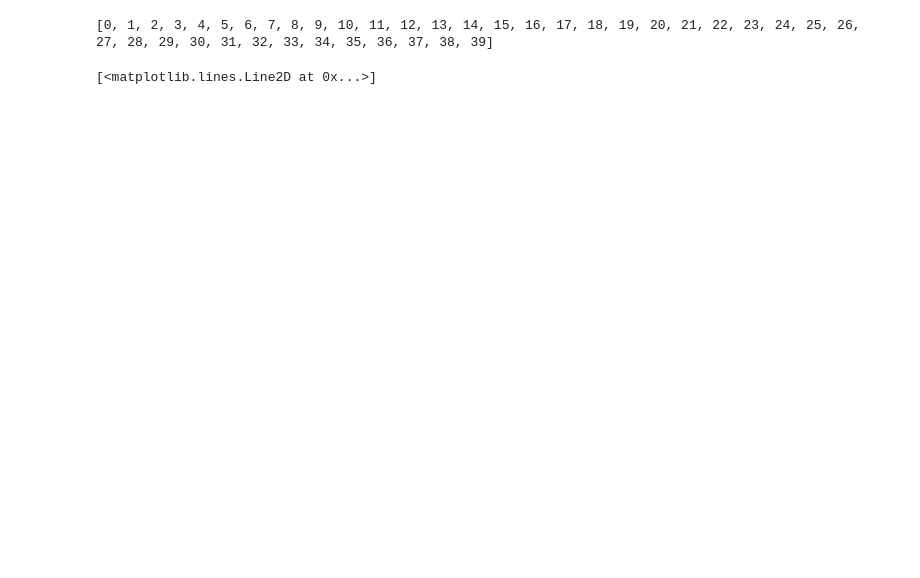
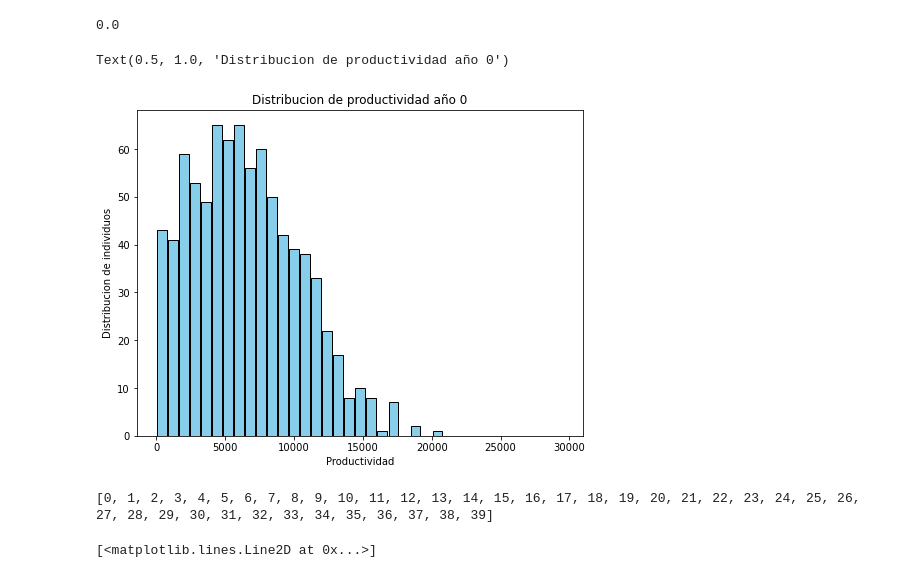
Before and after one commit to aybautistas/Econofisica, a Jupyter notebook: Proyecto.ipynb, the cells around one changed output. Saved outputs shown, nothing was run; the diff lists cells and outputs as text; code cells hidden in the pictures; blank space fills up the shorter version.

```diff
--- a/Proyecto.ipynb
+++ b/Proyecto.ipynb
@@ -294,0 +328,4 @@ IndexError: pop index out of range
+# %%
+print(poblacion[50].WorkIncome[5])
+# %% [output]
+0.0
@@ -295,3 +337,14 @@ IndexError: pop index out of range
+# %%
+fig = plt.figure(figsize=(8,6))
+intervalos=range(1,30000,800)
+plt.hist(l_pro,bins=intervalos,color="skyblue",rwidth=0.85,lw=1,edgecolor='black')
+plt.xlabel('Productividad')
+plt.ylabel('Distribucion de individuos')
+plt.title('Distribucion de productividad año 0')
+#fig.savefig('productividadinicial.png')
+# %% [output]
+Text(0.5, 1.0, 'Distribucion de productividad año 0')
+[figure, added]
 # %%
 lista_t=[]
 for l in range(0,n_tsteps,1):
```
Also changed, not shown: parts of 18 cells of this notebook.
